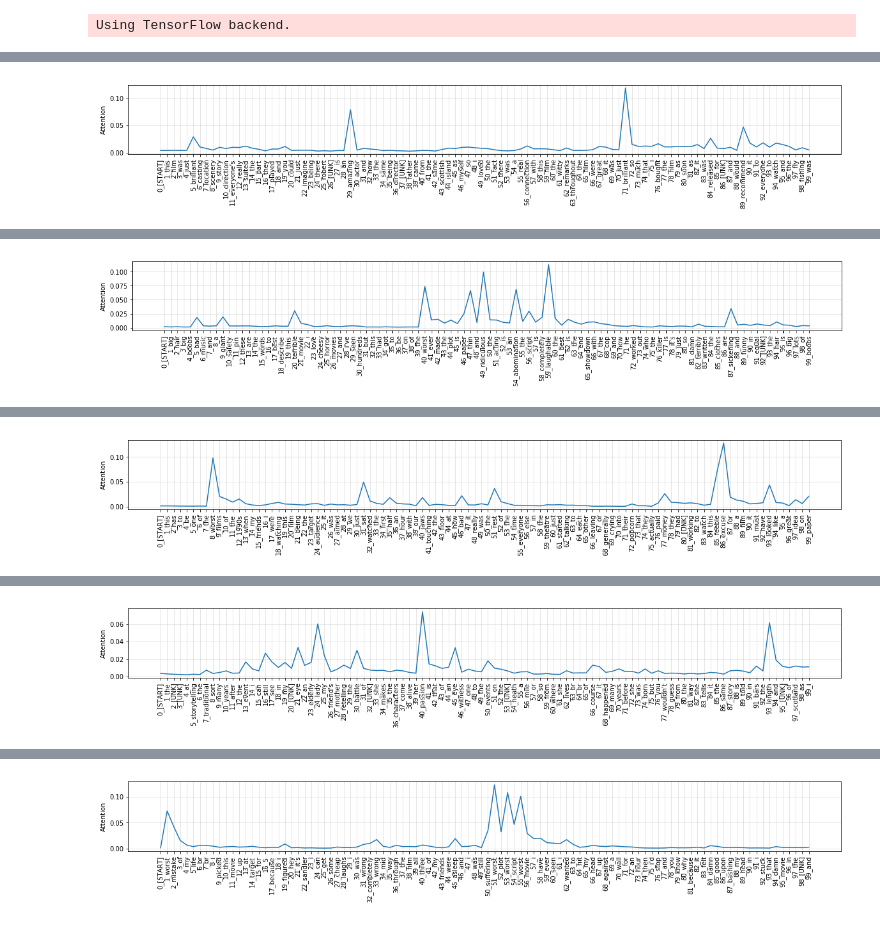
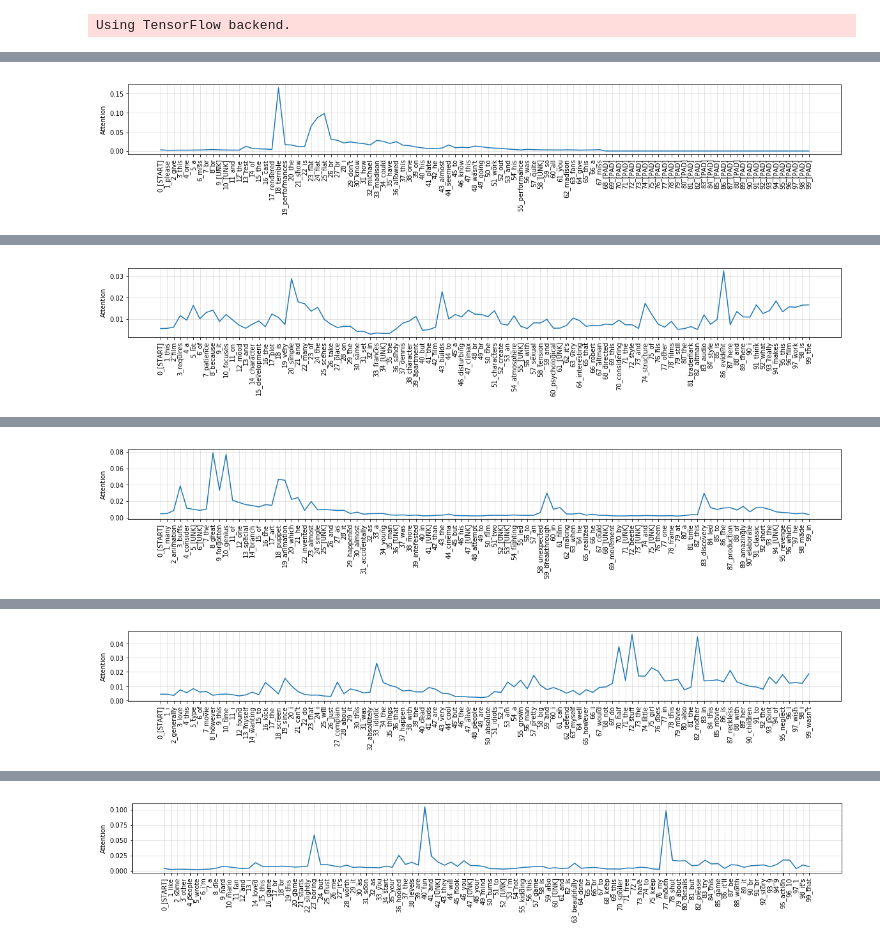
Before and after one commit to lzfelix/keras_attention, a Jupyter notebook: example_imdb_sentiment.ipynb, the cells around one changed output, grey strips where cells are left out. Cells and saved outputs as stored; diff of their text form; code cells hidden in the pictures.

```diff
--- a/example_imdb_sentiment.ipynb
+++ b/example_imdb_sentiment.ipynb
@@ -172,17 +171,17 @@ index2label = {
 
 for index in range(5):
     # reconstructing sample from word ids to actual words
-    words = reconstruct(x_train[index], index2word)
-    sample = x_train[index:index+1]
+    words = reconstruct(x_test[index], index2word)
+    sample = x_test[index:index+1]
 
     # getting prediction and alphas
     pred = int(model.predict(sample)[0] >= 0.5)
-    z = viz_model.predict(x_train[index:index+1])[0]
+    z = viz_model.predict(x_test[index:index+1])[0]
 
     # reescaling for visualization purposes
     w = (z - np.min(z)) / (np.max(z) - np.min(z))
 
     # ta-da
-    print_sentence(index2label[y_train[index]], index2label[pred], words, w)
-    plot_sentence(words, w)
+    print_sentence(index2label[y_test[index]], index2label[pred], words, w)
+    plot_sentence(words, z)
 # %% [output]
@@ -190 +189 @@ for index in range(5):
-[figure, old version]
+[figure, new version]
@@ -192 +191 @@ for index in range(5):
-[figure, old version]
+[figure, new version]
@@ -194 +193 @@ for index in range(5):
-[figure, old version]
+[figure, new version]
@@ -196 +195 @@ for index in range(5):
-[figure, old version]
+[figure, new version]
@@ -198 +197 @@ for index in range(5):
-[figure, old version]
+[figure, new version]
```
Also changed, not shown: parts of 4 cells of this notebook, 2 other files.
